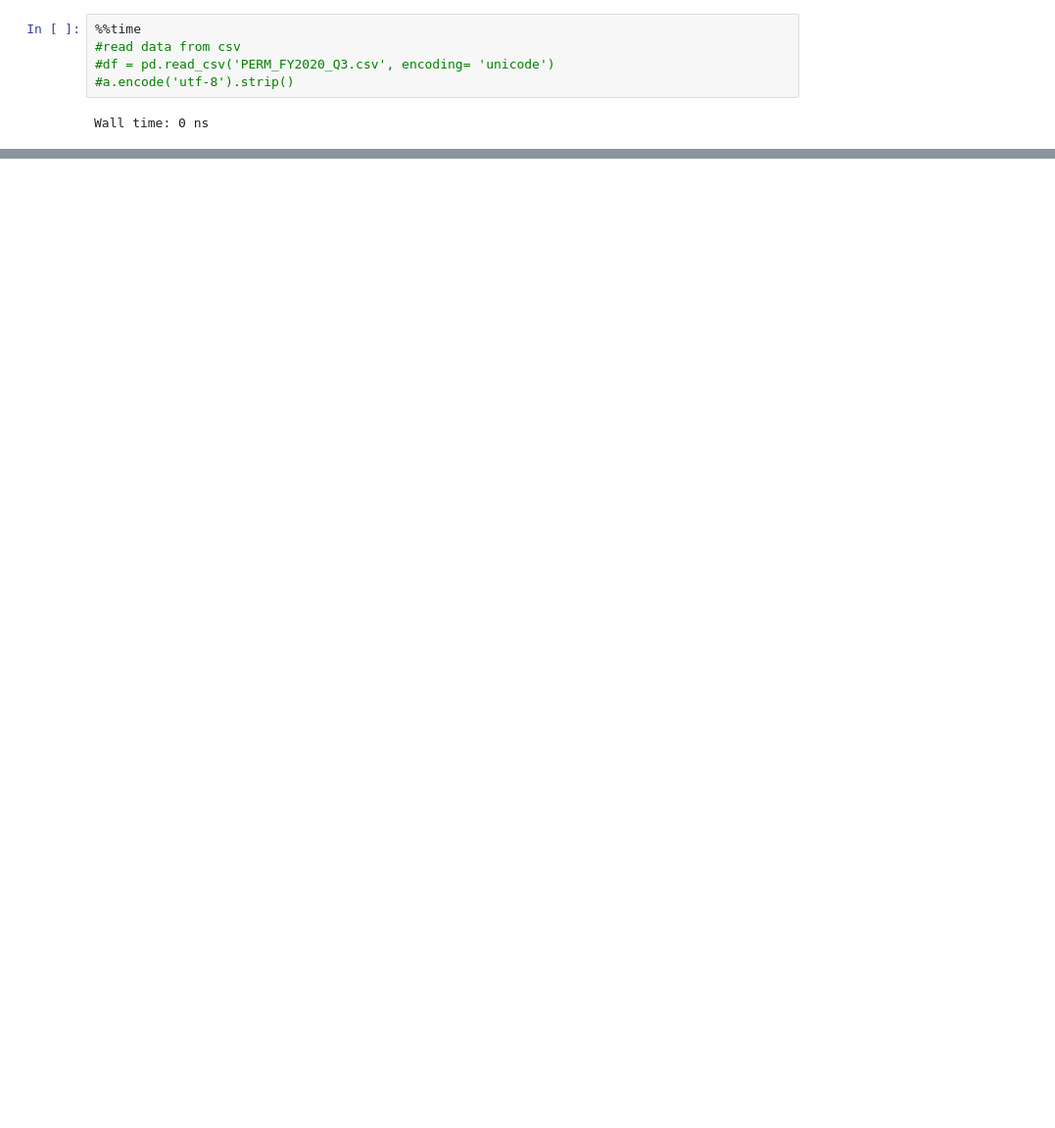
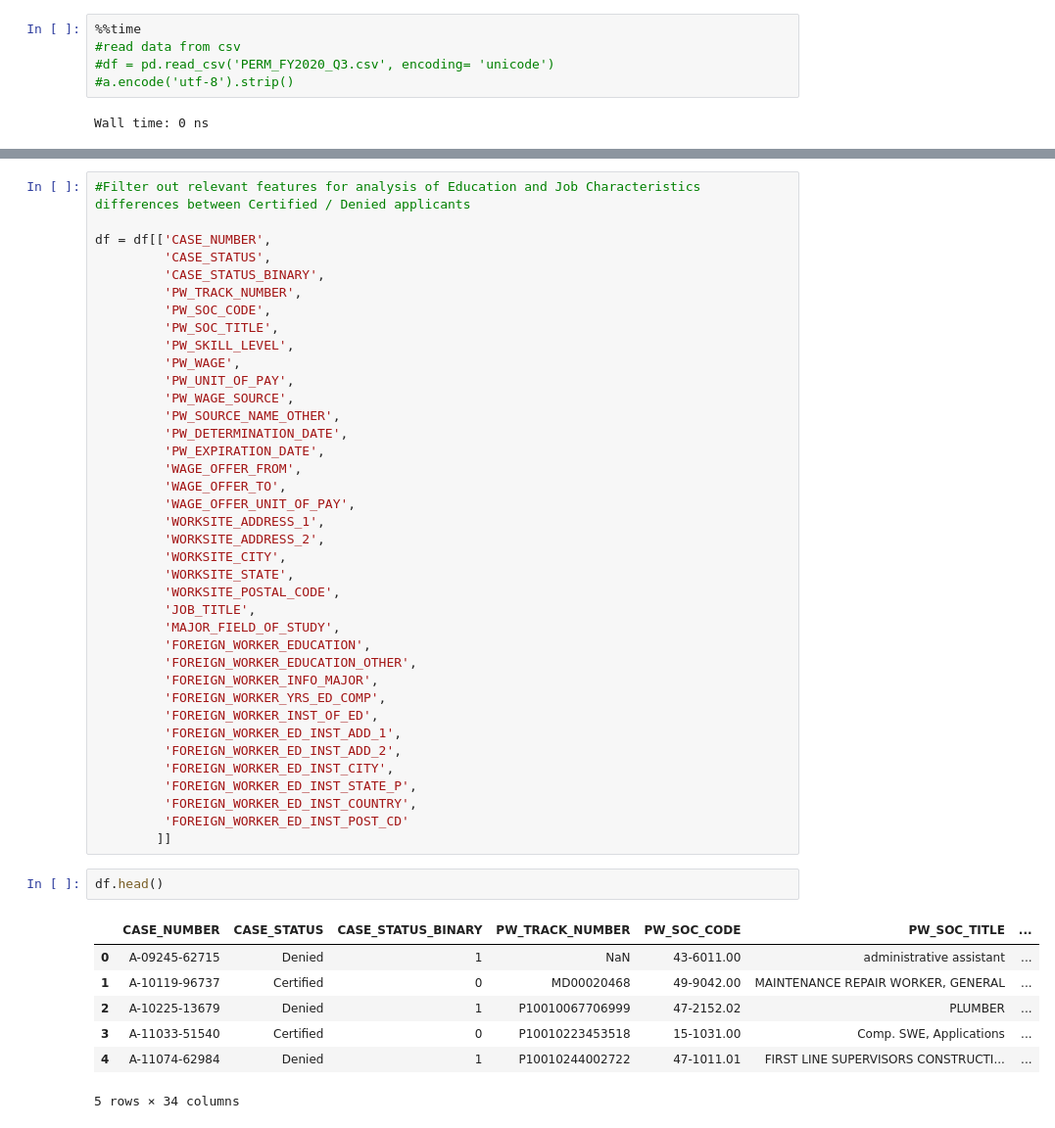
Before and after one commit to PrafullaDash/PythonForAnalytics-Grp4, a Jupyter notebook: Labor Analysis - Sam Gunther.ipynb, the cells around one changed output, grey strips where cells are left out. Shown at 98% size. Drawn from its saved outputs; the diff is of its cells as text; blank space fills up the shorter version.

```diff
--- a/Labor Analysis - Sam Gunther.ipynb
+++ b/Labor Analysis - Sam Gunther.ipynb
@@ -204,0 +70,48 @@ Name: SUNDAY_EDITION_NEWSPAPER, dtype: float64
+# %%
+#Filter out relevant features for analysis of Education and Job Characteristics differences between Certified / Denied applicants
+
+df = df[['CASE_NUMBER',
+         'CASE_STATUS',
+         'CASE_STATUS_BINARY',
+         'PW_TRACK_NUMBER',
+         'PW_SOC_CODE',
+         'PW_SOC_TITLE',
+         'PW_SKILL_LEVEL',
+         'PW_WAGE',
+         'PW_UNIT_OF_PAY',
+         'PW_WAGE_SOURCE',
+         'PW_SOURCE_NAME_OTHER',
+         'PW_DETERMINATION_DATE',
+         'PW_EXPIRATION_DATE',
+         'WAGE_OFFER_FROM',
+         'WAGE_OFFER_TO',
+         'WAGE_OFFER_UNIT_OF_PAY',
+         'WORKSITE_ADDRESS_1',
+         'WORKSITE_ADDRESS_2',
+         'WORKSITE_CITY',
+         'WORKSITE_STATE',
+         'WORKSITE_POSTAL_CODE',
+         'JOB_TITLE',
+         'MAJOR_FIELD_OF_STUDY',
+         'FOREIGN_WORKER_EDUCATION',
+         'FOREIGN_WORKER_EDUCATION_OTHER',
+         'FOREIGN_WORKER_INFO_MAJOR',
+         'FOREIGN_WORKER_YRS_ED_COMP',
+         'FOREIGN_WORKER_INST_OF_ED',
+         'FOREIGN_WORKER_ED_INST_ADD_1',
+         'FOREIGN_WORKER_ED_INST_ADD_2',
+         'FOREIGN_WORKER_ED_INST_CITY',
+         'FOREIGN_WORKER_ED_INST_STATE_P',
+         'FOREIGN_WORKER_ED_INST_COUNTRY',
+         'FOREIGN_WORKER_ED_INST_POST_CD'
+        ]]
+# %%
+df.head()
+# %% [output]
+|  | CASE_NUMBER | CASE_STATUS | CASE_STATUS_BINARY | PW_TRACK_NUMBER | PW_SOC_CODE | PW_SOC_TITLE | ... |
+| 0 | A-09245-62715 | Denied | 1 | NaN | 43-6011.00 | administrative assistant | ... |
+| 1 | A-10119-96737 | Certified | 0 | MD00020468 | 49-9042.00 | MAINTENANCE REPAIR WORKER, GENERAL | ... |
+| 2 | A-10225-13679 | Denied | 1 | P10010067706999 | 47-2152.02 | PLUMBER | ... |
+| 3 | A-11033-51540 | Certified | 0 | P10010223453518 | 15-1031.00 | Comp. SWE, Applications | ... |
+| 4 | A-11074-62984 | Denied | 1 | P10010244002722 | 47-1011.01 | FIRST LINE SUPERVISORS CONSTRUCTI... | ... |
+5 rows × 34 columns
```
Also changed, not shown: parts of 44 cells of this notebook.
